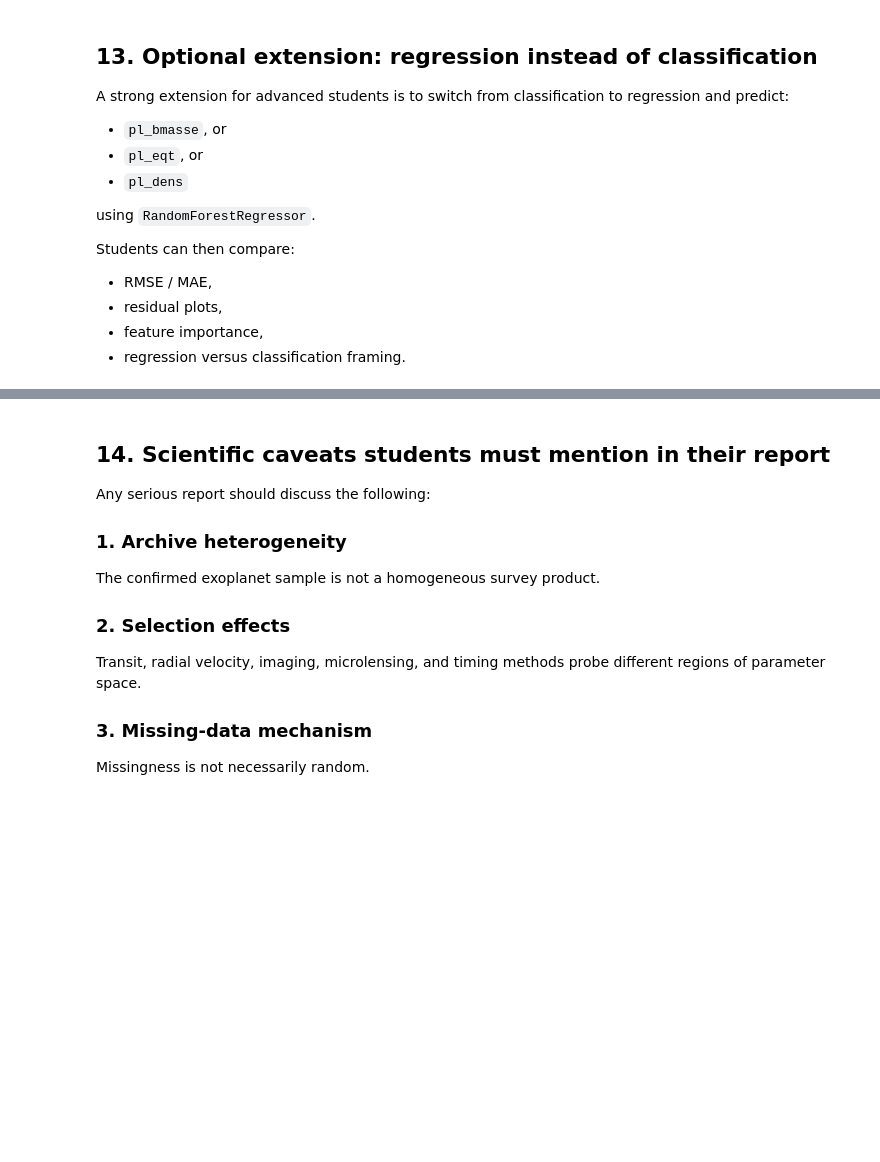
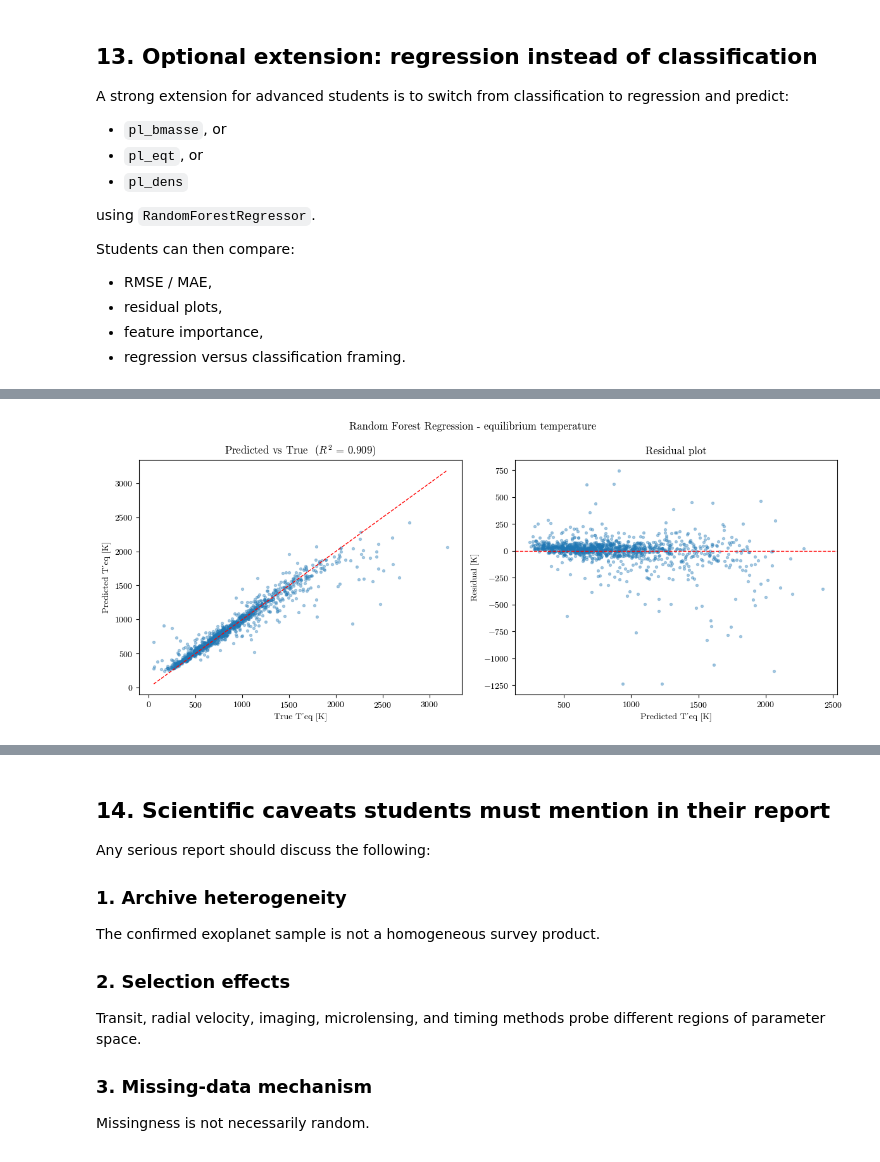
Before and after one commit to IsaacLP/Computational-Astrobiology, a Jupyter notebook: tutorials/5/random_forest_exoplanets_nasa_archive.ipynb, the cells around one changed output, grey strips where cells are left out. Cells and saved outputs as stored; diff of their text form; code cells hidden in the pictures; blank space fills up the shorter version.

```diff
--- a/tutorials/5/random_forest_exoplanets_nasa_archive.ipynb
+++ b/tutorials/5/random_forest_exoplanets_nasa_archive.ipynb
@@ -717,0 +891,81 @@ Students can then compare:
+# %%
+# ── Secondary regression: equilibrium temperature ─────────────────────────────
+# pl_rade is included; pl_insol is excluded (it's a direct proxy for T_eq via
+# S ∝ L/a²  and  T_eq ∝ S^0.25).
+eqt_target   = "pl_eqt"
+eqt_features = ["pl_rade"] + [f for f in feature_cols if f not in ["pl_eqt", "pl_insol"]]
+
+eqt_data = df[eqt_features + [eqt_target]].copy()
+eqt_data = eqt_data[eqt_data[eqt_target].notna() & (eqt_data[eqt_target] > 0)].copy()
+print(f"pl_eqt regression dataset size: {len(eqt_data)}")
+
+X_eqt = eqt_data[eqt_features]
+y_eqt = eqt_data[eqt_target]          # predict T_eq in Kelvin (linear is fine here)
+
+X_eqt_train, X_eqt_test, y_eqt_train, y_eqt_test = train_test_split(
+    X_eqt, y_eqt, test_size=0.25, random_state=42
+)
+
+eqt_preprocessor = ColumnTransformer([
+    ("num", Pipeline([("imputer", SimpleImputer(strategy="median"))]), eqt_features)
+])
+
+eqt_model = Pipeline([
+    ("preprocessor", eqt_preprocessor),
+    ("regressor", RandomForestRegressor(
+        n_estimators=500, min_samples_leaf=3, min_samples_split=6,
+        max_features="sqrt", random_state=42, n_jobs=-1
+    ))
+])
+
+eqt_model.fit(X_eqt_train, y_eqt_train)
+y_eqt_pred = eqt_model.predict(X_eqt_test)
+
+eqt_rmse = np.sqrt(mean_squared_error(y_eqt_test, y_eqt_pred))
+eqt_mae  = mean_absolute_error(y_eqt_test, y_eqt_pred)
+eqt_r2   = r2_score(y_eqt_test, y_eqt_pred)
+
+print(f"\nTest-set metrics (target: pl_eqt [K])")
+print(f"  R²   = {eqt_r2:.4f}")
+print(f"  RMSE = {eqt_rmse:.1f} K")
+print(f"  MAE  = {eqt_mae:.1f} K")
+
+fig, axes = plt.subplots(1, 2, figsize=(12, 5))
+axes[0].scatter(y_eqt_test, y_eqt_pred, s=8, alpha=0.35)
+lo, hi = y_eqt_test.min(), y_eqt_test.max()
+axes[0].plot([lo, hi], [lo, hi], "r--", lw=1)
+axes[0].set_xlabel("True T_eq [K]"); axes[0].set_ylabel("Predicted T_eq [K]")
+axes[0].set_title(f"Predicted vs True  ($R^2$ = {eqt_r2:.3f})")
+
+eqt_res = y_eqt_pred - y_eqt_test
+axes[1].scatter(y_eqt_pred, eqt_res, s=8, alpha=0.35)
+axes[1].axhline(0, color="r", lw=1, ls="--")
+axes[1].set_xlabel("Predicted T_eq [K]"); axes[1].set_ylabel("Residual [K]")
+axes[1].set_title("Residual plot")
+plt.suptitle("Random Forest Regression - equilibrium temperature")
+plt.tight_layout(); plt.show()
+
+# Importance
+perm_eqt = permutation_importance(
+    eqt_model, X_eqt_test, y_eqt_test,
+    n_repeats=10, random_state=42, scoring="r2", n_jobs=-1
+)
+perm_eqt_df = pd.DataFrame({
+    "feature": eqt_features,
+    "importance_mean": perm_eqt.importances_mean,
+    "importance_std":  perm_eqt.importances_std,
+}).sort_values("importance_mean", ascending=False)
+
+plt.figure(figsize=(8, 6))
+plt.barh(perm_eqt_df["feature"], perm_eqt_df["importance_mean"],
+         xerr=perm_eqt_df["importance_std"])
+plt.gca().invert_yaxis()
+plt.xlabel("Permutation importance (decrease in R²)")
+plt.title("Feature importance: predicting T_eq [K]")
+plt.tight_layout(); plt.show()
+
+print(perm_eqt_df.to_string(index=False))
+print()
+print("Physics check: pl_orbsmax and st_teff / st_rad should dominate")
+print("because T_eq ∝ T_eff * sqrt(R_star / a) from radiative equilibrium.")
+# %% [output]
@@ -717,0 +978 @@ Students can then compare:
+[figure, added]
```
Also changed, not shown: parts of 25 cells of this notebook, 1 other file.
